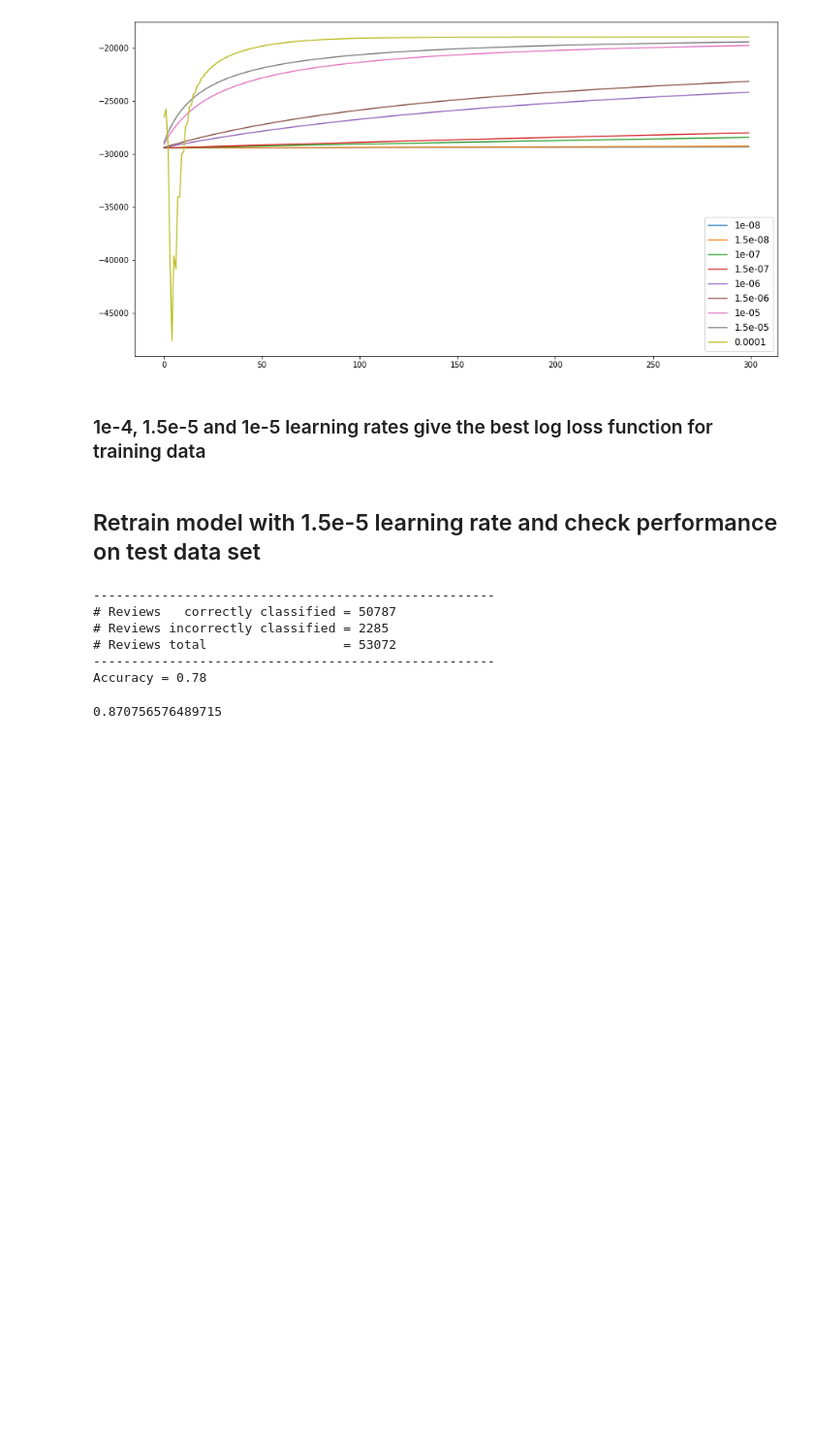
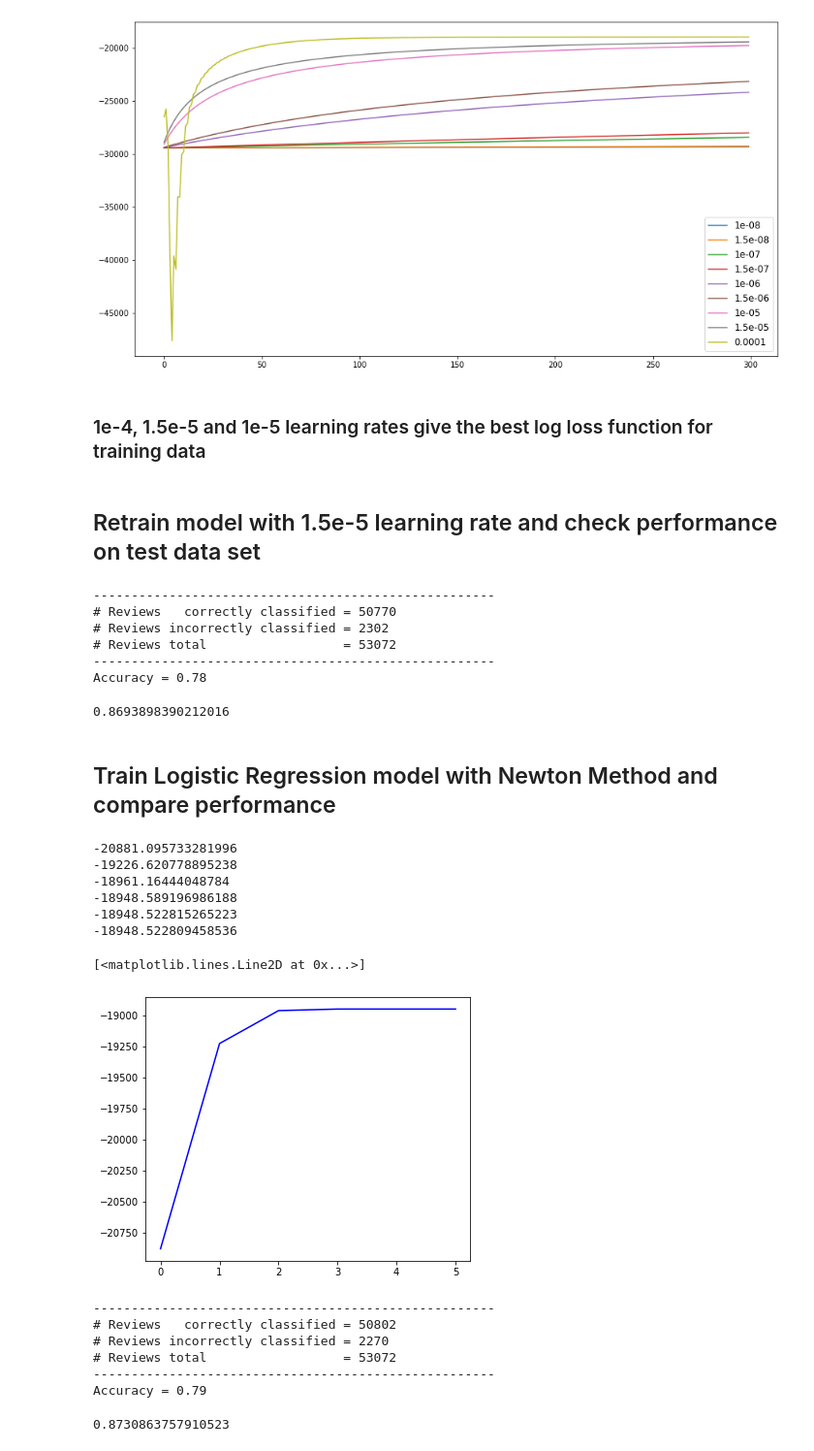
Before and after one commit to yaroslavyatsyuk/MachineLearningAlgorithms, a Jupyter notebook: Classification/Logistic_Regression.ipynb, the cells around one changed output. Shown at 97% size. Drawn from its saved outputs; the diff is of its cells as text; code cells hidden in the pictures; blank space fills up the shorter version.

```diff
--- a/Classification/Logistic_Regression.ipynb
+++ b/Classification/Logistic_Regression.ipynb
@@ -38,6 +41,24 @@ class LogisticRegression:
         self.weights = weights
         return cost_history
 
+    def fit_newton(self, X, y, tolerance):
+        weights = np.zeros(X.shape[1])
+        cost_history = list()
+
+        newton_step_magnitude = tolerance + 1
+        while(newton_step_magnitude > tolerance):
+            probs = self.__sigmoid(X, weights)
+            W = (probs * (1 - probs)) * np.eye(len(X))
+            newton_step  = np.linalg.inv((X.T @ W @ X)) @ X.T @ (y - probs)
+            newton_step_magnitude = np.linalg.norm(newton_step)
+            weights = weights + newton_step
+            logloss = self.cost_function(X, y, weights)
+            cost_history.append(logloss)
+
+            print(logloss)
+
+        self.weights = weights
+        return cost_history
 
     def __sigmoid(self, X, w):
         return 1/(1 + np.exp(-X @ w))
@@ -149,7 +174,7 @@ plt.legend(prop={'size': 12})
 X_test, y_test = get_numpy_data(test, important_words, 'sentiment')
 # %%
 logisticReg = LogisticRegression()
-logisticReg.fit(X_train, y_train, step_size=2.0e-5, n_rounds=301)
+logisticReg.fit(X_train, y_train,step_size=1.5e-5, n_rounds=301)
 pred_test_scores = logisticReg.predict(X_test)
 # %%
 pred_test_classes = np.array(list(map(lambda x: 1 if x > 0 else 0, pred_test_scores)))
@@ -165,8 +190,8 @@ print("-----------------------------------------------------")
 print('Accuracy = %.2f' % accuracy)
 # %% [output]
 -----------------------------------------------------
-# Reviews   correctly classified = 50787
-# Reviews incorrectly classified = 2285
+# Reviews   correctly classified = 50770
+# Reviews incorrectly classified = 2302
 # Reviews total                  = 53072
 -----------------------------------------------------
 Accuracy = 0.78
@@ -174,4 +199,22 @@ Accuracy = 0.78
 from sklearn.metrics import roc_auc_score
 roc_auc_score(y_test, 1/(1+np.exp(-pred_test_scores)))
 # %% [output]
-0.870756576489715
+0.8693898390212016
+# %% [markdown]
+## Train Logistic Regression model with Newton Method and compare performance
+# %%
+log_reg_newton = LogisticRegression()
+training_history_newton = log_reg_newton.fit_newton(X_train, y_train, tolerance=0.01)
+# %% [output]
+-20881.095733281996
+-19226.620778895238
+-18961.16444048784
+-18948.589196986188
+-18948.522815265223
+-18948.522809458536
+# %%
+plt.figure(figsize=(6, 5))
+plt.plot(range(0,len(training_history_newton)), training_history_newton, "b-")
+# %% [output]
+[<matplotlib.lines.Line2D at 0x...>]
+[figure, added]
@@ -177,0 +225,22 @@ roc_auc_score(y_test, 1/(1+np.exp(-pred_test_scores)))
+# %%
+correct = (pred_test_classes_newton == y_test).sum()
+num_mistakes = len(y_test) - correct
+accuracy = correct/len(y_test)
+print("-----------------------------------------------------")
+print('# Reviews   correctly classified =', len(products) - num_mistakes)
+print('# Reviews incorrectly classified =', num_mistakes)
+print('# Reviews total                  =', len(products))
+print("-----------------------------------------------------")
+print('Accuracy = %.2f' % accuracy)
+# %% [output]
+-----------------------------------------------------
+# Reviews   correctly classified = 50802
+# Reviews incorrectly classified = 2270
+# Reviews total                  = 53072
+-----------------------------------------------------
+Accuracy = 0.79
+# %%
+from sklearn.metrics import roc_auc_score
+roc_auc_score(y_test, 1/(1+np.exp(-pred_test_scores)))
+# %% [output]
+0.8730863757910523
```
Also changed, not shown: parts of 5 cells of this notebook, 1 other file.
